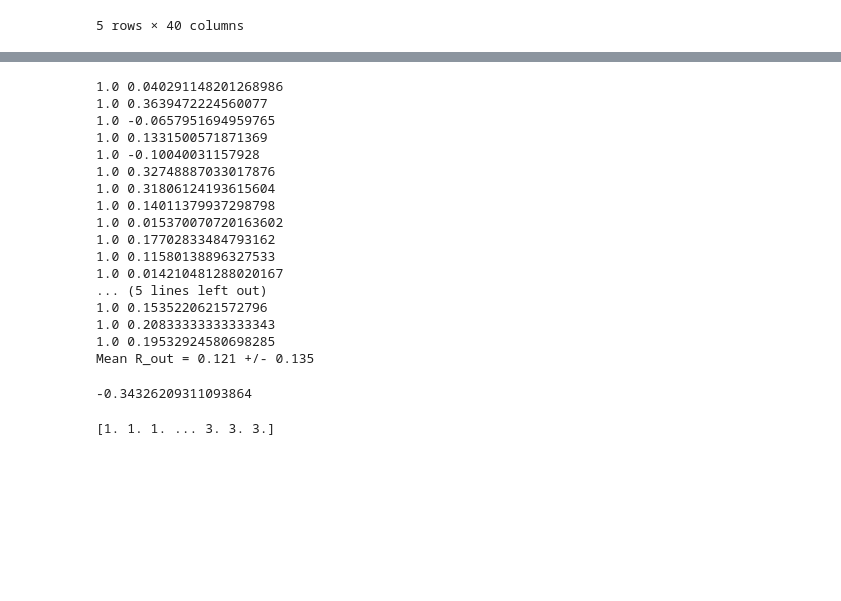
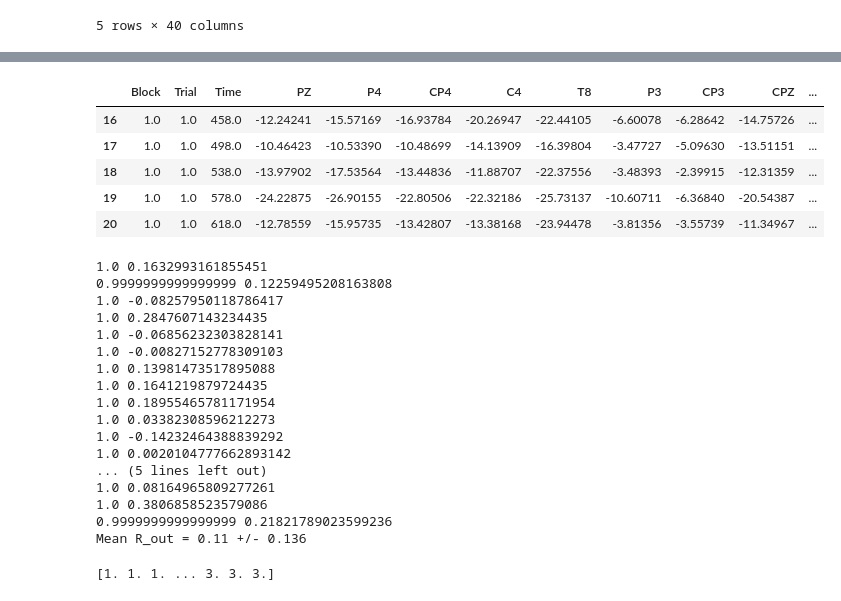
Before and after one commit to jatchison13/neuro-data-analysis-course, a Jupyter notebook: VDR_Decoding_v2.ipynb, the cells around one changed output, grey strips where cells are left out. Drawn from its saved outputs; the diff is of its cells as text; code cells hidden in the pictures; blank space fills up the shorter version.

```diff
--- a/VDR_Decoding_v2.ipynb
+++ b/VDR_Decoding_v2.ipynb
@@ -103,11 +103,23 @@ rfc = RandomForestClassifier(n_estimators=150, max_features=30)
 #rfc.fit(x_pd, y_pd);
+# %%
+#df_1 = df_1.drop(['Unnamed: 0','Subject'], axis=1)
+df_2.head()
+# %% [output]
+|  | Block | Trial | Time | PZ | P4 | CP4 | C4 | T8 | P3 | CP3 | CPZ | ... |
+| 16 | 1.0 | 1.0 | 458.0 | -12.24241 | -15.57169 | -16.93784 | -20.26947 | -22.44105 | -6.60078 | -6.28642 | -14.75726 | ... |
+| 17 | 1.0 | 1.0 | 498.0 | -10.46423 | -10.53390 | -10.48699 | -14.13909 | -16.39804 | -3.47727 | -5.09630 | -13.51151 | ... |
+| 18 | 1.0 | 1.0 | 538.0 | -13.97902 | -17.53564 | -13.44836 | -11.88707 | -22.37556 | -3.48393 | -2.39915 | -12.31359 | ... |
+| 19 | 1.0 | 1.0 | 578.0 | -24.22875 | -26.90155 | -22.80506 | -22.32186 | -25.73137 | -10.60711 | -6.36840 | -20.54387 | ... |
+| 20 | 1.0 | 1.0 | 618.0 | -12.78559 | -15.95735 | -13.42807 | -13.38168 | -23.94478 | -3.81356 | -3.55739 | -11.34967 | ... |
 # %%
 from sklearn.model_selection import GroupShuffleSplit
 n_splits = 20
 cv = GroupShuffleSplit(n_splits=n_splits, test_size=0.2)
 df_2 = df_1[(df_1['Value']==1) | (df_1['Value']==9)]
-df_2 = df_2[df_2['Time'] < 650]
-df_2 = df_2[df_2['Time'] > 450]
+#df_2 = df_2.drop(['O1','O2','OZ','FP1','FP2','F3','FZ','F4','P8','TP8','P7','FC4','FT8','TP7','FCZ','F8','F7','FT7','VEOU','VEOL','HEOR','HEOR'], axis=1)
+df_2 = df_2.drop(['VEOU','VEOL','HEOR','HEOR'], axis=1)
+#df_2 = df_2[df_2['Time'] < 650]
+#df_2 = df_2[df_2['Time'] > 450]
 r_in = np.zeros(n_splits)
 r_out = np.zeros(n_splits)
 for i,(train, test) in enumerate(cv.split(df_2, groups=df_2['Trial'])):
@@ -119,30 +131,26 @@ for i,(train, test) in enumerate(cv.split(df_2, groups=df_2['Trial'])):
   predicted = rfc.predict(X.iloc[train])
   actual = y.iloc[train]
   r_in[i] = np.corrcoef(predicted, actual)[0, 1]
-  predicted = rfc.predict(X.iloc[test])
-  actual = y.iloc[test]
-  r_out[i] = np.corrcoef(predicted, actual)[0, 1]
+  t_predicted = rfc.predict(X.iloc[test])
+  t_actual = y.iloc[test]
+  r_out[i] = np.corrcoef(t_predicted, t_actual)[0, 1]
   print(r_in[i], r_out[i])
 print("Mean R_out = %.3g +/- %.3g" % (r_out.mean(), r_out.std()))
 # %% [output]
-1.0 0.040291148201268986
-1.0 0.3639472224560077
-1.0 -0.0657951694959765
-1.0 0.1331500571871369
-1.0 -0.10040031157928
-1.0 0.32748887033017876
-1.0 0.31806124193615604
-1.0 0.14011379937298798
-1.0 0.015370070720163602
-1.0 0.17702833484793162
-1.0 0.11580138896327533
-1.0 0.014210481288020167
+1.0 0.1632993161855451
+0.9999999999999999 0.12259495208163808
+1.0 -0.08257950118786417
+1.0 0.2847607143234435
+1.0 -0.06856232303828141
+1.0 -0.00827152778309103
+1.0 0.13981473517895088
+1.0 0.1641219879724435
+1.0 0.18955465781171954
+1.0 0.03382308596212273
+1.0 -0.14232464388839292
+1.0 0.0020104777662893142
 ... (5 lines left out)
-1.0 0.1535220621572796
-1.0 0.20833333333333343
-1.0 0.19532924580698285
-Mean R_out = 0.121 +/- 0.135
+1.0 0.08164965809277261
+1.0 0.3806858523579086
+0.9999999999999999 0.21821789023599236
+Mean R_out = 0.11 +/- 0.136
-# %%
-r
-# %% [output]
--0.34326209311093864
```
Also changed, not shown: parts of 5 cells of this notebook.
